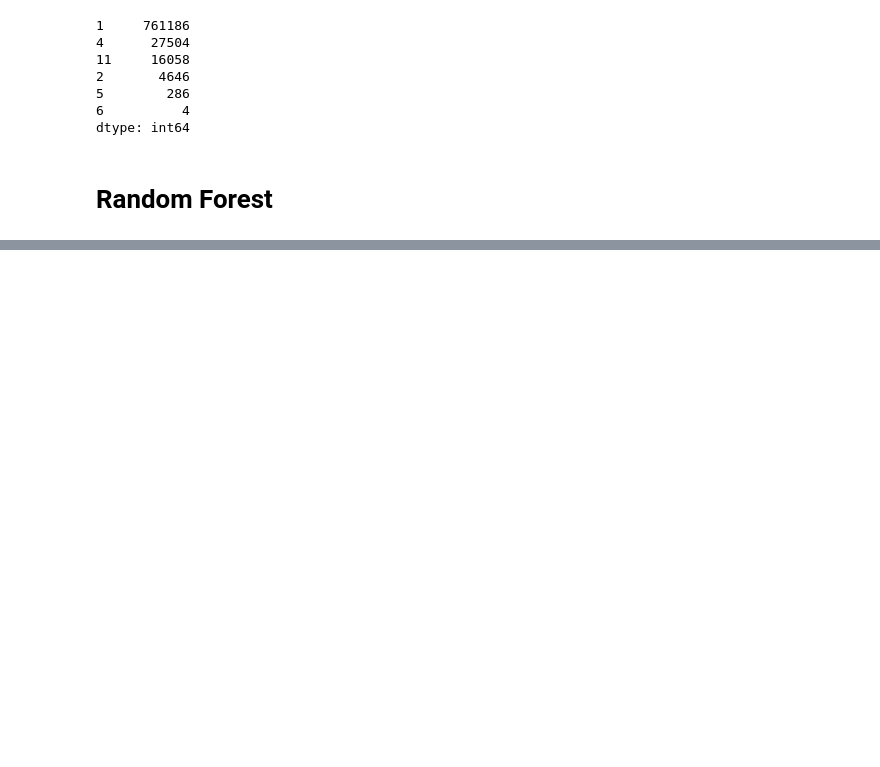
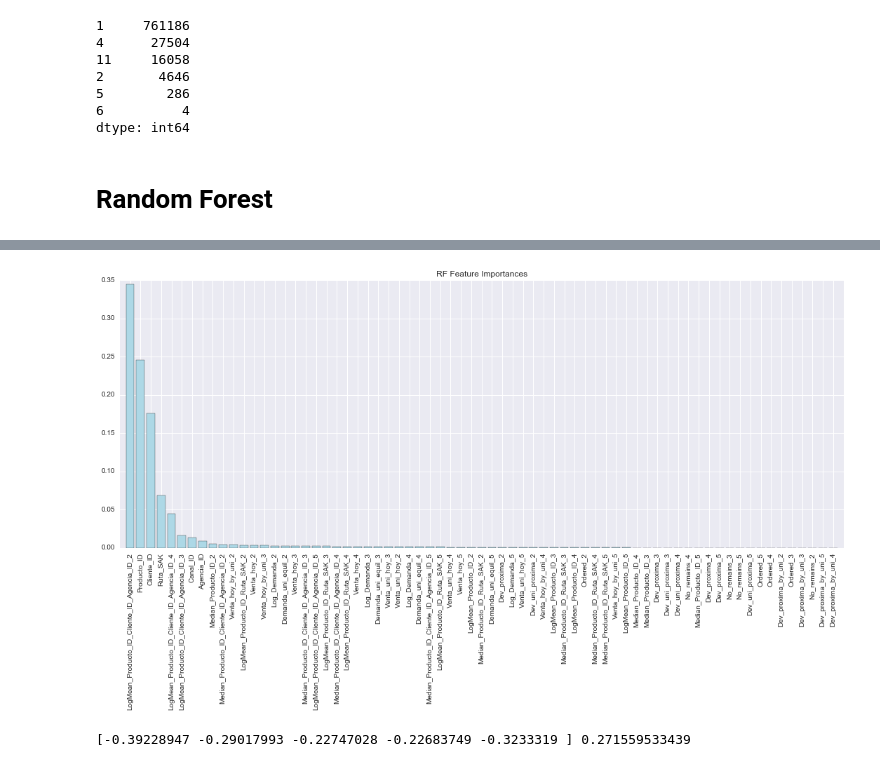
Before and after one commit to ValIlya/KB, a Jupyter notebook: models/models_timeseries_release_v01.ipynb, the cells around one changed output, grey strips where cells are left out. Saved outputs shown, nothing was run; the diff lists cells and outputs as text; code cells hidden in the pictures; blank space fills up the shorter version.

```diff
--- a/models/models_timeseries_release_v01.ipynb
+++ b/models/models_timeseries_release_v01.ipynb
@@ -214,0 +207,4 @@ print (scores, rmse)
+# %%
+X_train2 = X_train[[col for col in X_train.columns if '_1' != col[-2:]]]
+X_eval2 = X_eval[[col for col in X_eval.columns if '_1' != col[-2:]]]
+X_train2.shape, X_train.shape
@@ -214,0 +213,7 @@ print (scores, rmse)
+# %%
+rf2 = RandomForestRegressor(n_estimators=3, criterion='mse', n_jobs=-1, verbose=10)
+
+scores = cross_val_score(rf2, X_train2.fillna(-999),
+                         y_train,
+                scoring = 'mean_squared_error', cv = cv5fold, n_jobs=-1)
+rf2.fit(X_train2.fillna(-999), y_train)
@@ -214,0 +270,10 @@ print (scores, rmse)
+# %%
+plot_feature_importances(rf2, X_train2.columns)
+r2 = rf2.score(X_train2.fillna(-999),
+        y_train)
+
+rmse = np.sqrt((1-r2)*y_train.var())
+print (scores, rmse)
+# %% [output]
+[figure, added]
+[-0.39228947 -0.29017993 -0.22747028 -0.22683749 -0.3233319 ] 0.271559533439
```
Also changed, not shown: parts of 14 cells of this notebook, 1 other file.
